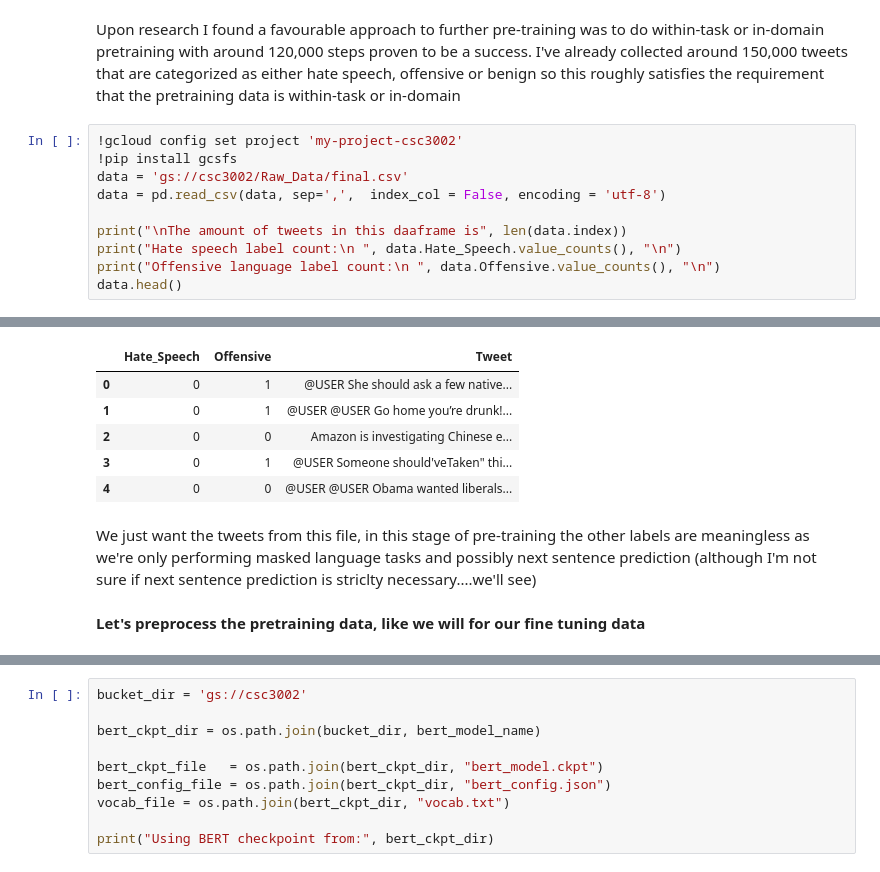
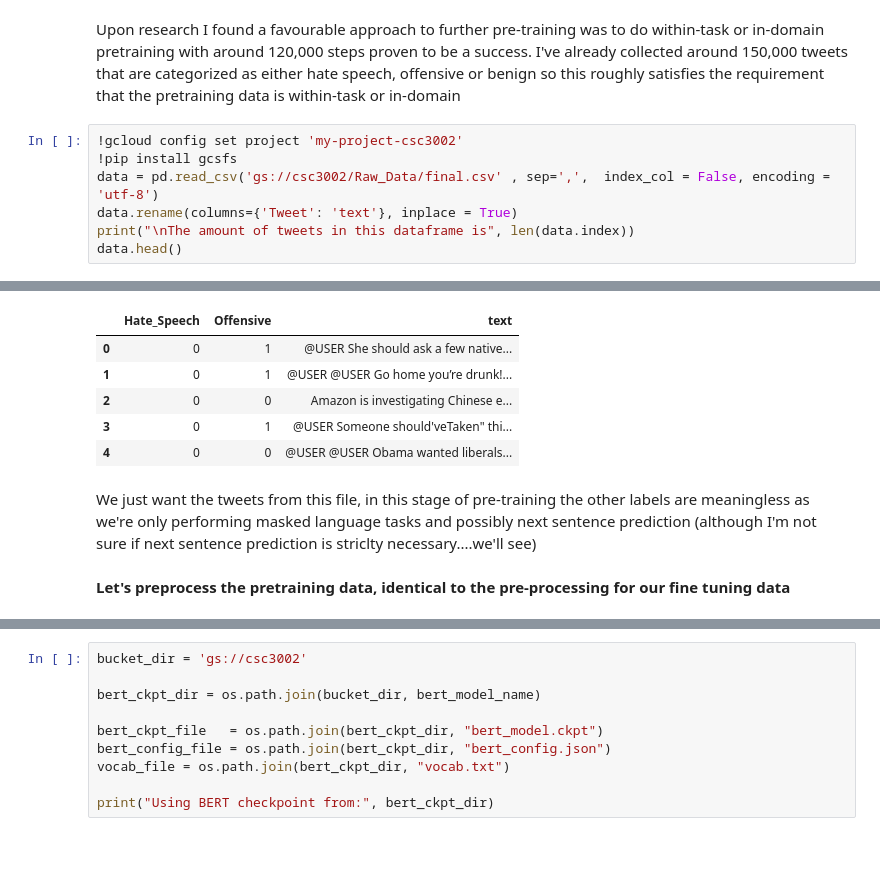
Before and after one commit to fionnmcconville/Automatic-Detection-of-Hate-Speech-Online-Using-BERT, a Jupyter notebook: FurtherPretraining.ipynb, the cells around one changed output, grey strips where cells are left out. Drawn from its saved outputs; the diff is of its cells as text.

```diff
--- a/FurtherPretraining.ipynb
+++ b/FurtherPretraining.ipynb
@@ -108,12 +130,9 @@ Upon research I found a favourable approach to further pre-training was to do wi
 # %%
 !gcloud config set project 'my-project-csc3002'
 !pip install gcsfs
-data = 'gs://csc3002/Raw_Data/final.csv'
-data = pd.read_csv(data, sep=',',  index_col = False, encoding = 'utf-8')
-
-print("\nThe amount of tweets in this daaframe is", len(data.index))
-print("Hate speech label count:\n ", data.Hate_Speech.value_counts(), "\n")
-print("Offensive language label count:\n ", data.Offensive.value_counts(), "\n")
+data = pd.read_csv('gs://csc3002/Raw_Data/final.csv' , sep=',',  index_col = False, encoding = 'utf-8')
+data.rename(columns={'Tweet': 'text'}, inplace = True)
+print("\nThe amount of tweets in this dataframe is", len(data.index))
 data.head()
 # %% [output]
 Updated property [core/project].
@@ -136,4 +158,4 @@ Name: Offensive, dtype: int64
-|  | Hate_Speech | Offensive | Tweet |
+|  | Hate_Speech | Offensive | text |
 | 0 | 0 | 1 | @USER She should ask a few native... |
 | 1 | 0 | 1 | @USER @USER Go home you’re drunk!... |
 | 2 | 0 | 0 | Amazon is investigating Chinese e... |
@@ -142,4 +164,4 @@ Name: Offensive, dtype: int64
 # %% [markdown]
 We just want the tweets from this file, in this stage of pre-training the other labels are meaningless as we're only performing masked language tasks and possibly next sentence prediction (although I'm not sure if next sentence prediction is striclty necessary....we'll see)
 # %% [markdown]
-**Let's preprocess the pretraining data, like we will for our fine tuning data**
+**Let's preprocess the pretraining data, identical to the pre-processing for our fine tuning data**
```
Also changed, not shown: parts of 23 cells of this notebook, 7 other files.
